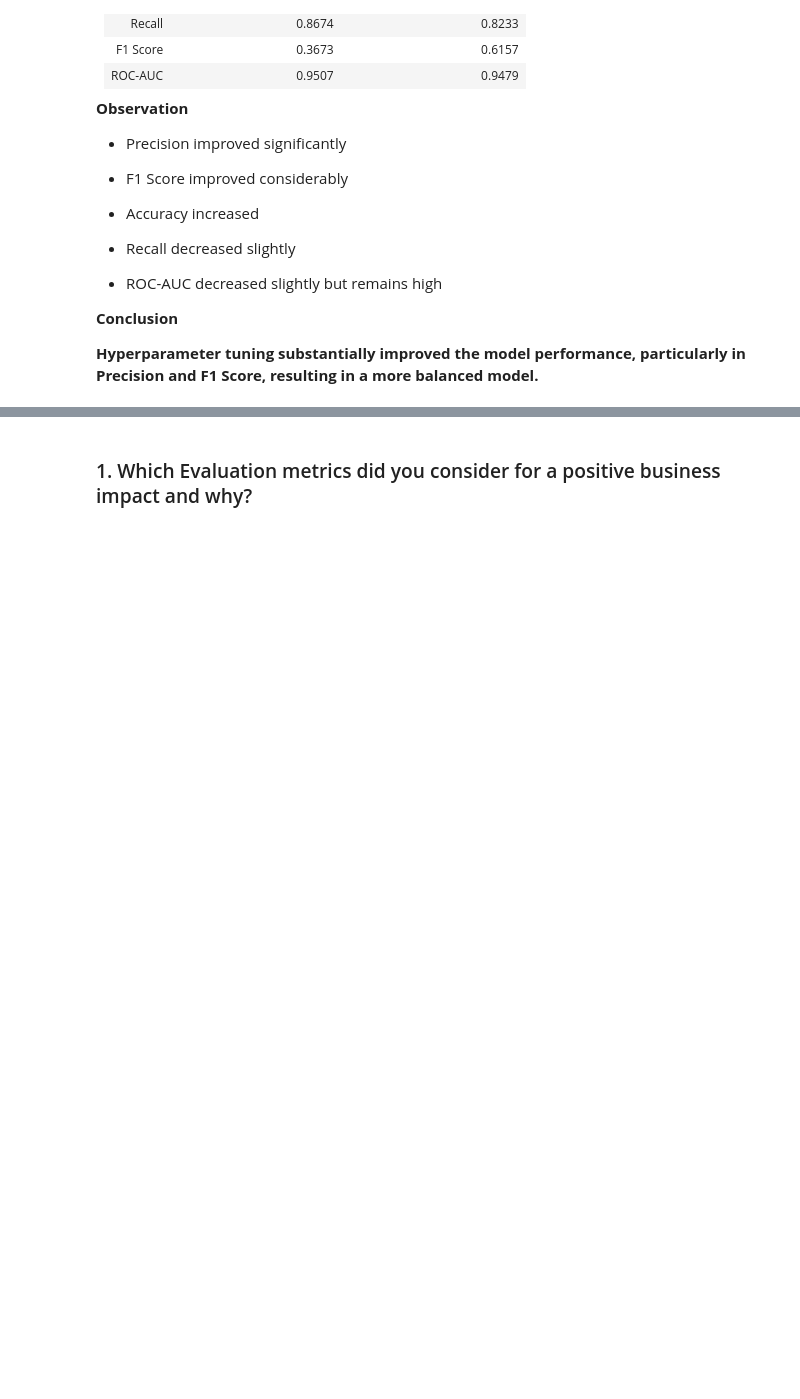
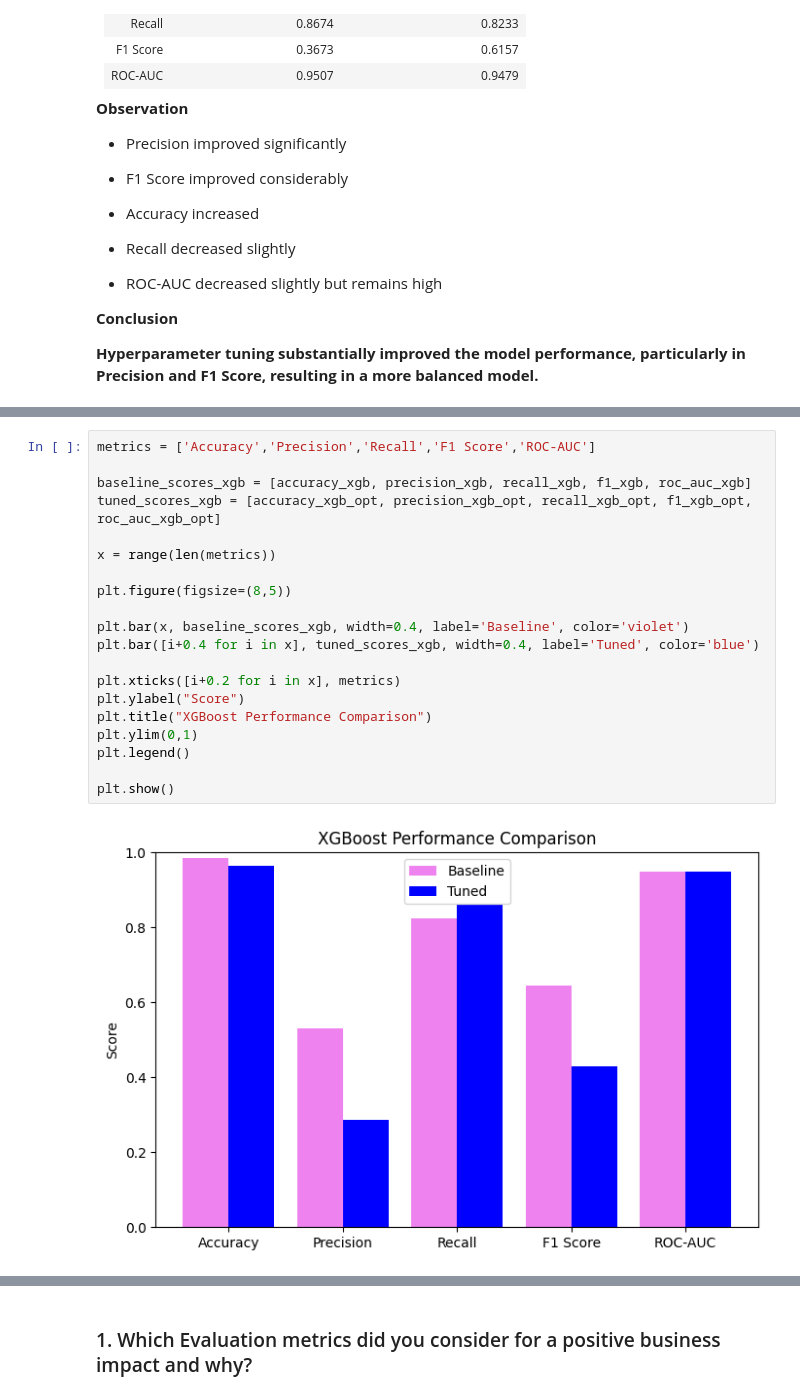
Before and after one commit to Sagarjain93/Machine-Learning-Portfolio, a Jupyter notebook: 03_ML_Practice/Tata_Steel_Machine_Failure_Prediction/02_notebooks/03_machine_learning.ipynb, the cells around one changed output, grey strips where cells are left out. Saved outputs shown, nothing was run; the diff lists cells and outputs as text; blank space fills up the shorter version.

```diff
--- a/03_ML_Practice/Tata_Steel_Machine_Failure_Prediction/02_notebooks/03_machine_learning.ipynb
+++ b/03_ML_Practice/Tata_Steel_Machine_Failure_Prediction/02_notebooks/03_machine_learning.ipynb
@@ -2508,0 +2708,22 @@ Technique Used
+# %%
+metrics = ['Accuracy','Precision','Recall','F1 Score','ROC-AUC']
+
+baseline_scores_xgb = [accuracy_xgb, precision_xgb, recall_xgb, f1_xgb, roc_auc_xgb]
+tuned_scores_xgb = [accuracy_xgb_opt, precision_xgb_opt, recall_xgb_opt, f1_xgb_opt, roc_auc_xgb_opt]
+
+x = range(len(metrics))
+
+plt.figure(figsize=(8,5))
+
+plt.bar(x, baseline_scores_xgb, width=0.4, label='Baseline', color='violet')
+plt.bar([i+0.4 for i in x], tuned_scores_xgb, width=0.4, label='Tuned', color='blue')
+
+plt.xticks([i+0.2 for i in x], metrics)
+plt.ylabel("Score")
+plt.title("XGBoost Performance Comparison")
+plt.ylim(0,1)
+plt.legend()
+
+plt.show()
+# %% [output]
+[figure, added]
```
Also changed, not shown: parts of 36 cells of this notebook.
